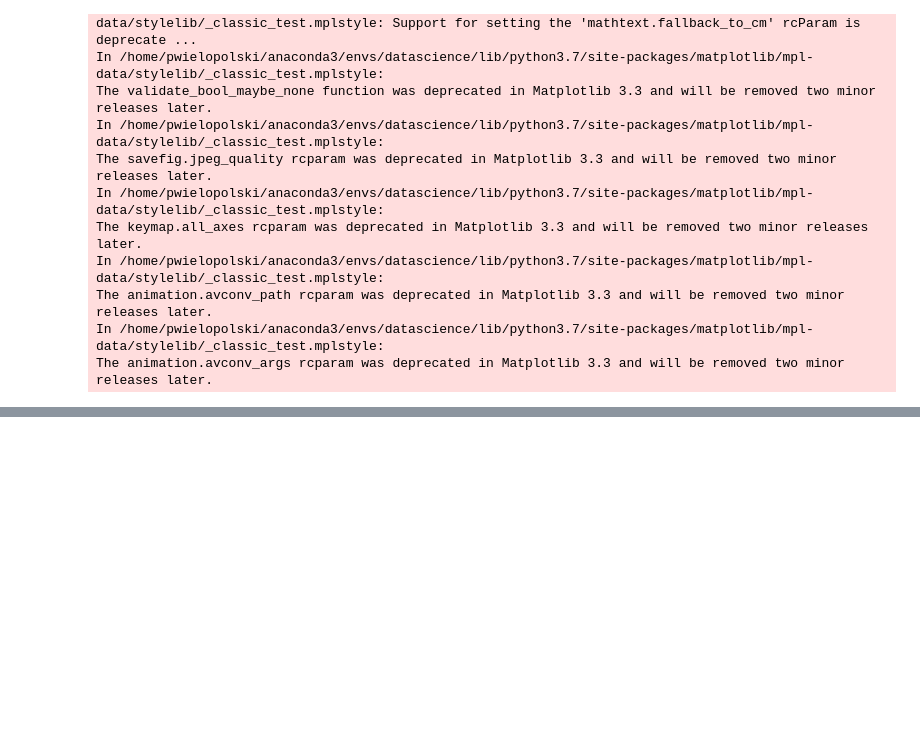
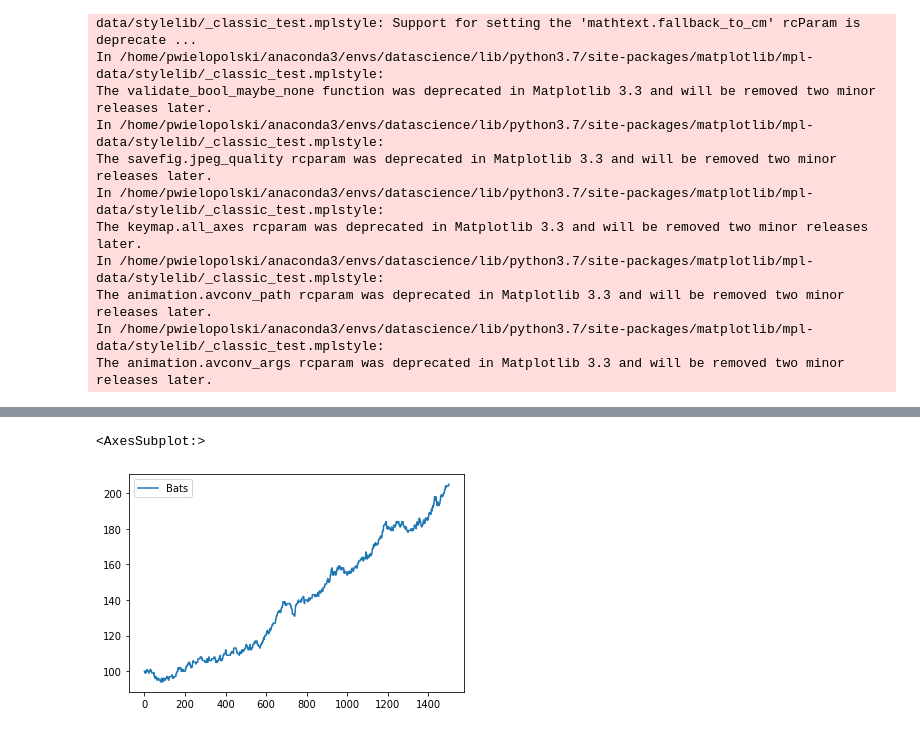
Before and after one commit to pfilo8/Agent-based-modeling, a Jupyter notebook: Project/simulation_4.ipynb, the cells around one changed output, grey strips where cells are left out. Cells and saved outputs as stored; diff of their text form; code cells hidden in the pictures; blank space fills up the shorter version.

Commit message:
Add model dynamics.

```diff
--- a/Project/simulation_4.ipynb
+++ b/Project/simulation_4.ipynb
@@ -74,0 +75,18 @@ df.plot()
+# %%
+model = VampireModel(
+    n_roots = 10,
+    root_size = 10,
+    max_iteration = 1500,
+    food_sharing = True,
+    reproduction = True,
+    reproduction_probability = 0.5,
+    vampire_type = SmartVampire,
+    smart_vampire_strategies_prob = [0.2, 0.2, 0.2, 0.2, 0.2]
+)
+model.run_model()
+
+df = model.datacollector.get_model_vars_dataframe()
+df.plot()
+# %% [output]
+<AxesSubplot:>
+[figure, added]
```
Also changed, not shown: parts of 3 cells of this notebook, 3 other files.
